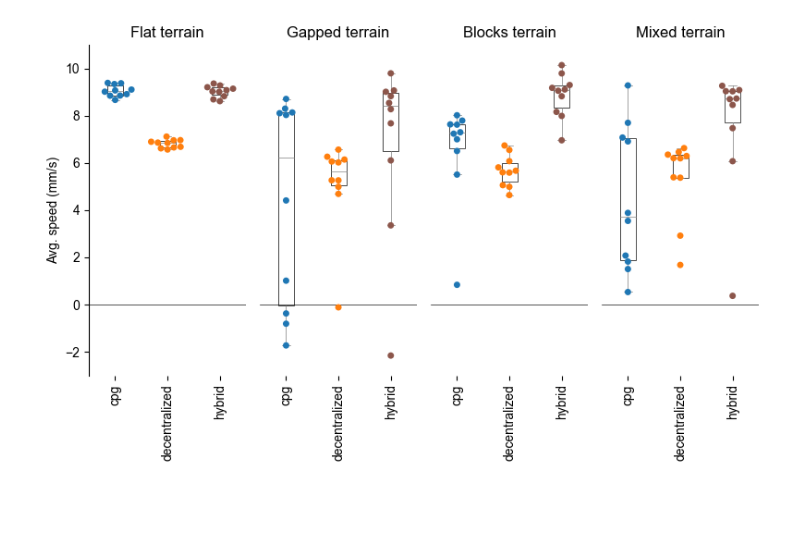
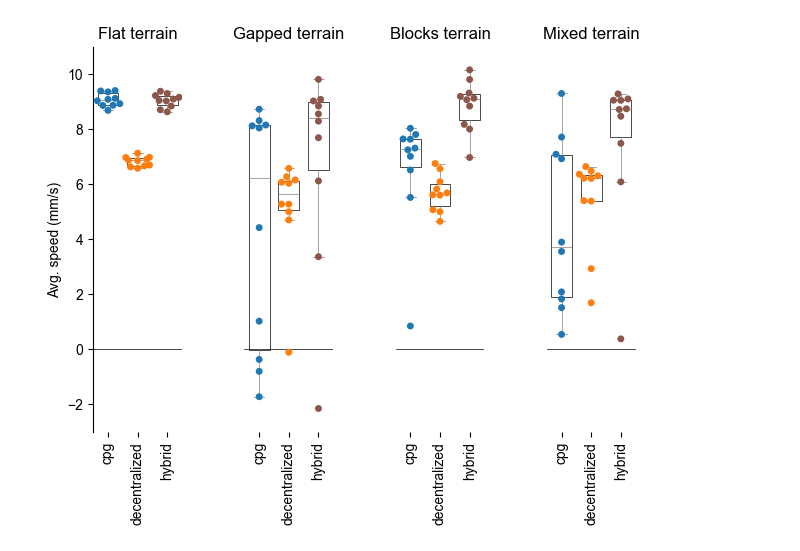
Before and after one commit to NeLy-EPFL/nmf2-paper, a Jupyter notebook: hybrid_controller/generate_figure.ipynb, the cells around one changed output. Saved outputs shown, nothing was run; the diff lists cells and outputs as text; code cells hidden in the pictures; blank space fills up the shorter version.

```diff
--- a/hybrid_controller/generate_figure.ipynb
+++ b/hybrid_controller/generate_figure.ipynb
@@ -75,7 +75,8 @@ colors_lookup = {
     "hybrid": "tab:brown",
 }
 
-fig, axs = plt.subplots(1, 4, figsize=(8, 5), tight_layout=True)
+fig, axs = plt.subplots(1, 4, figsize=(7, 5))
+plt.subplots_adjust(wspace=0.7)
 for i, terrain_type in enumerate(["flat", "gapped", "blocks", "mixed"]):
     ax = axs[i]
     ax.set_title(f"{terrain_type.title()} terrain")
@@ -83,35 +84,35 @@ for i, terrain_type in enumerate(["flat", "gapped", "blocks", "mixed"]):
         x="controller",
         y="speed",
         data=speed_df[speed_df["terrain"] == terrain_type],
-        width=0.3,
+        width=0.7,
         ax=ax,
         showfliers=False,
         boxprops={"facecolor": "None", "edgecolor": "k", "linewidth": 0.5},
         medianprops={"color": "gray", "linewidth": 0.5},
         whiskerprops={"color": "gray", "linewidth": 0.5},
         capprops={"color": "gray", "linewidth": 0.5},
     )
     sns.swarmplot(
         x="controller",
         y="speed",
         data=speed_df[speed_df["terrain"] == terrain_type],
         hue="controller",
         size=5,
         palette=["tab:blue", "tab:orange", "tab:brown"],
         ax=ax,
         legend=False,
     )
     ax.set_ylim(-3, 11)
     ax.set_xticklabels(ax.get_xticklabels(), rotation=90)
     ax.axhline(0.0, color="k", linewidth=0.5)
     if i != 0:
         ax.set_ylabel("")
         ax.set_yticks([])
     else:
         ax.set_ylabel("Avg. speed (mm/s)")
     ax.set_xlabel("")
     sns.despine(ax=ax, bottom=True, left=i != 0)
 
 plt.savefig("outputs/speed_comparison.pdf", transparent=True)
 # %% [output]
-[figure, old version]
+[figure, new version]
```
Also changed, not shown: 1 other file.
